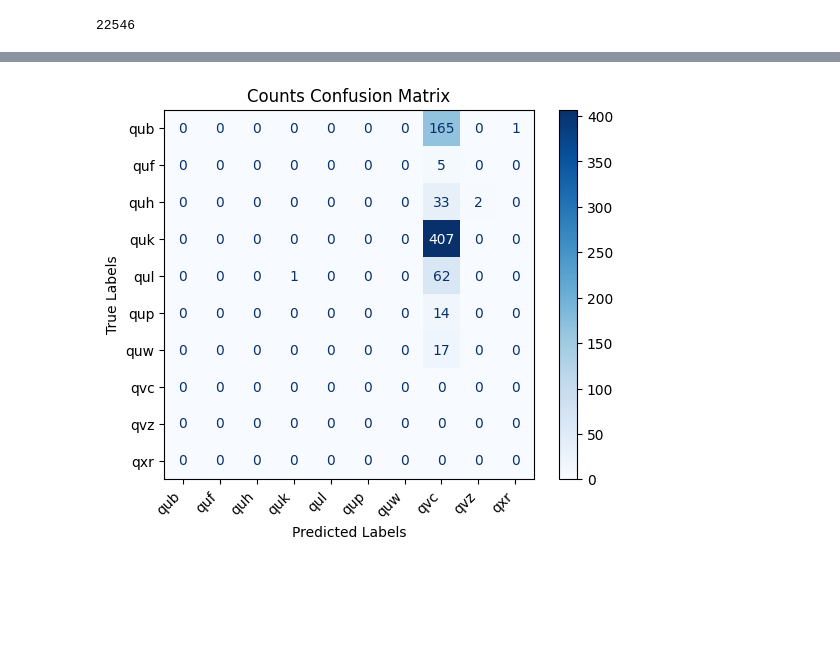
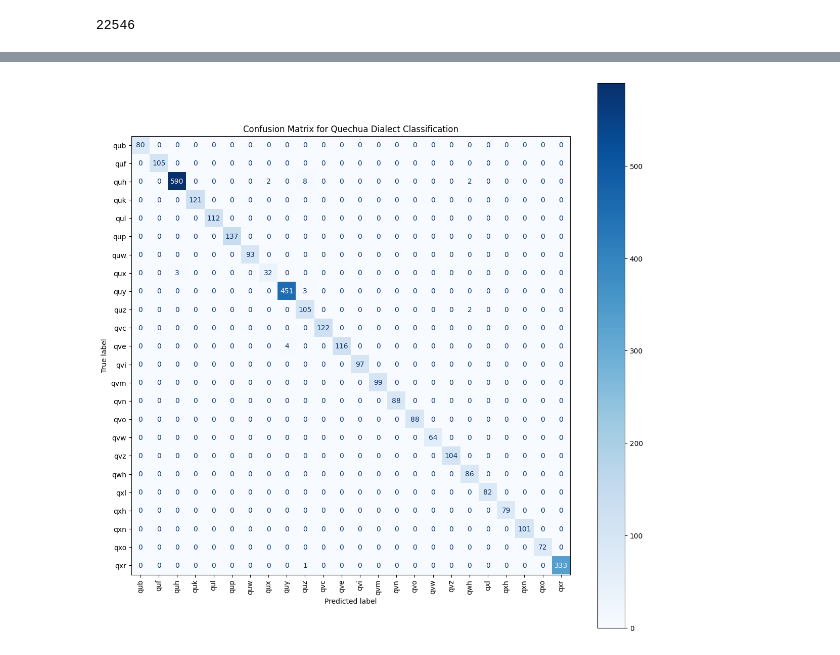
Before and after one commit to clairepost/Quechua_Classifier, a Jupyter notebook: final_project/classifier/neural_classifier.ipynb, the cells around one changed output, grey strips where cells are left out. Cells and saved outputs as stored; diff of their text form; code cells hidden in the pictures; blank space fills up the shorter version.

Commit message:
updated classifier models and added a figures folder

```diff
--- a/final_project/classifier/neural_classifier.ipynb
+++ b/final_project/classifier/neural_classifier.ipynb
@@ -333,31 +283,19 @@ ValueError: The number of FixedLocator locations (10), usually from a call to se
-# %%
-import matplotlib.pyplot as plt
-from sklearn.metrics import confusion_matrix, ConfusionMatrixDisplay
-
-def plot_confusion_matrix(trainer):
-    # Get predictions
-    predictions, labels, _ = trainer.predict(val_dataset)
-    preds_flat = predictions.argmax(-1)
-
-    # Compute the confusion matrix
-    cm = confusion_matrix(labels, preds_flat)
-
-    # Extract unique labels (sorted by value) to ensure consistent label names
-    unique_labels = np.unique(np.concatenate((labels, preds_flat)))
-    label_names = [list(directory_paths.keys())[label] for label in unique_labels]
-
-    # Display the confusion matrix
-    disp = ConfusionMatrixDisplay(confusion_matrix=cm, display_labels=label_names)
-    disp.plot(cmap=plt.cm.Blues)
-    plt.title('Counts Confusion Matrix')
-    plt.xticks(rotation=45, ha="right")  # Optional: Rotate labels for better visibility
-    plt.xlabel('Predicted Labels')
-    plt.ylabel('True Labels')
-    plt.show()
-
-plot_confusion_matrix(trainer)
-# %% [output]
-[figure, removed]
+# %%
+# Extract dialect names from the directory paths
+dialect_labels = list(directory_paths.keys())
+
+# Generate confusion matrix
+cm = confusion_matrix(true_labels, predicted_labels)
+# Create a confusion matrix display object
+disp = ConfusionMatrixDisplay(confusion_matrix=cm, display_labels=dialect_labels)
+
+# Plot the confusion matrix
+fig, ax = plt.subplots(figsize=(14, 14))  # Adjust size as necessary for readability
+disp.plot(cmap=plt.cm.Blues, ax=ax, xticks_rotation='vertical')
+ax.set_title('Confusion Matrix for Quechua Dialect Classification')
+plt.show()
+# %% [output]
+[figure, added]
 # %%
 plt.plot(epoch_accuracy)
 plt.xlabel('Epoch')
```
Also changed, not shown: parts of 11 cells of this notebook, 37 other files.
